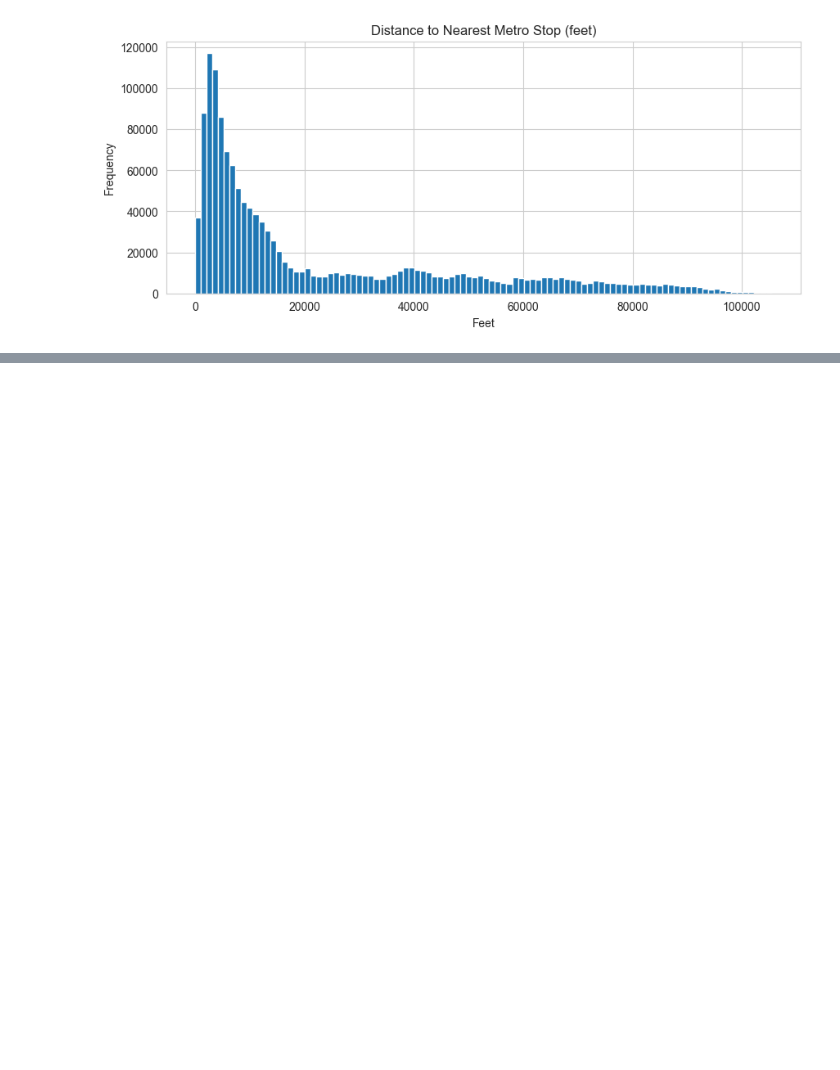
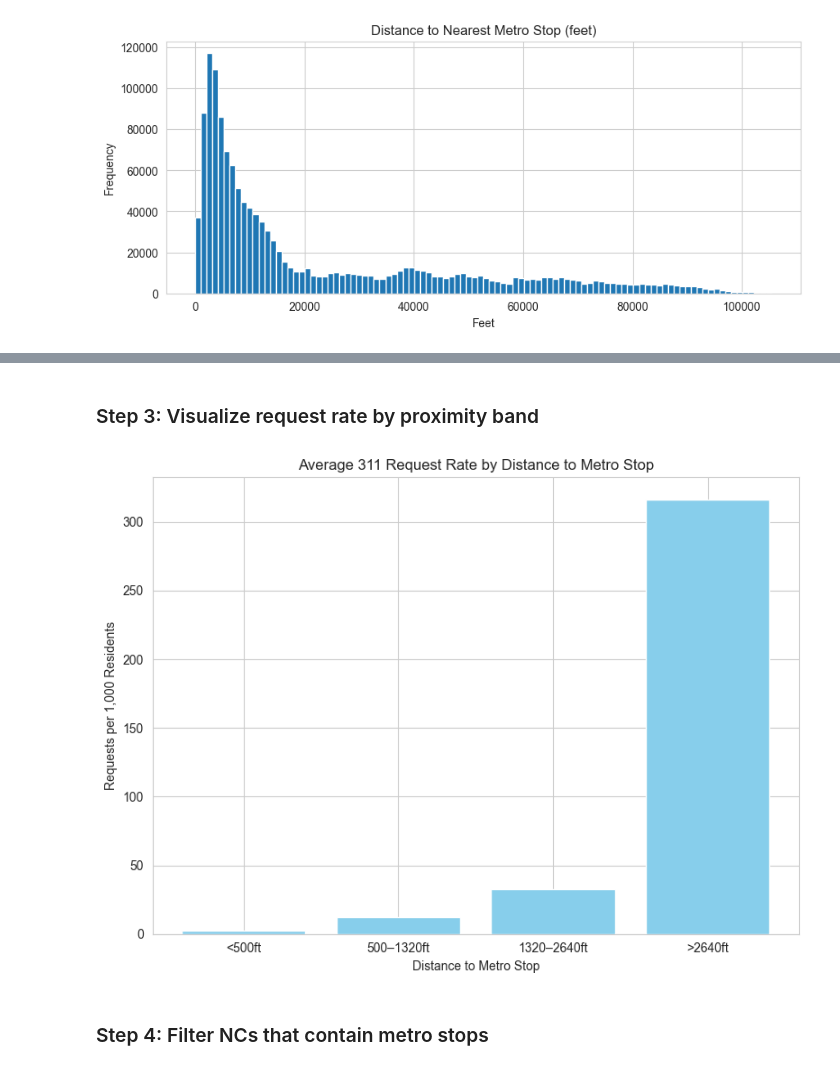
Before and after one commit to ssejal/hackforla-311-metro-proximity-analysis, a Jupyter notebook: notebooks/metro_311_project_setup.ipynb, the cells around one changed output, grey strips where cells are left out. Saved outputs shown, nothing was run; the diff lists cells and outputs as text; code cells hidden in the pictures; blank space fills up the shorter version.

```diff
--- a/notebooks/metro_311_project_setup.ipynb
+++ b/notebooks/metro_311_project_setup.ipynb
@@ -393,0 +502,12 @@ Name: count, dtype: int64
+# %%
+# Get population for each NC
+
+nc_population = nc_proj[["NC_Name", "Population"]]
+# %%
+# Add population to the request table
+
+merged = request_counts.merge(nc_population, left_on="NC_Assigned", right_on="NC_Name", how="left")
+# %%
+# Calculate rate per 1000 residents
+
+merged["Rate_per_1000"] = (merged["Request_Count"] / merged["Population"]) * 1000
@@ -393,0 +530,20 @@ Name: count, dtype: int64
+# %% [markdown]
+### Step 3: Visualize request rate by proximity band
+# %%
+rate_by_band = (
+    merged.groupby("MetroProximity")["Rate_per_1000"]
+    .mean()
+    .reset_index()
+)
+# %%
+plt.figure(figsize=(8, 6))
+plt.bar(rate_by_band["MetroProximity"], rate_by_band["Rate_per_1000"], color="skyblue")
+plt.title("Average 311 Request Rate by Distance to Metro Stop")
+plt.xlabel("Distance to Metro Stop")
+plt.ylabel("Requests per 1,000 Residents")
+plt.tight_layout()
+plt.show()
+# %% [output]
+[figure, added]
+# %% [markdown]
+### Step 4: Filter NCs that contain metro stops
```
Also changed, not shown: parts of 43 cells of this notebook.
